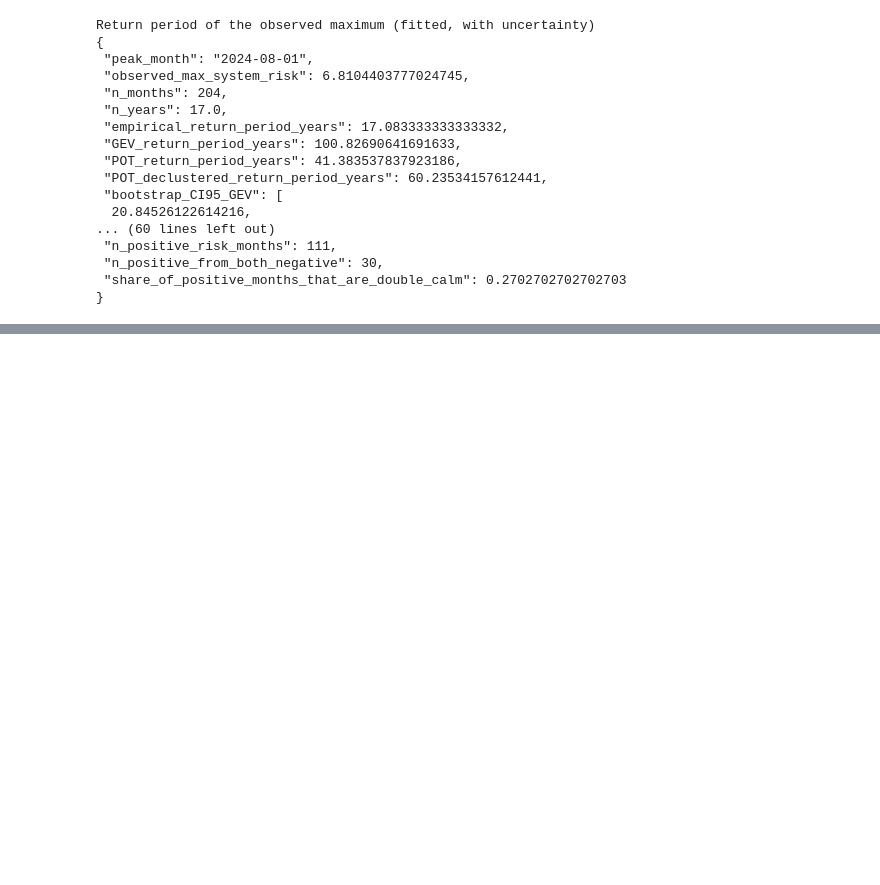
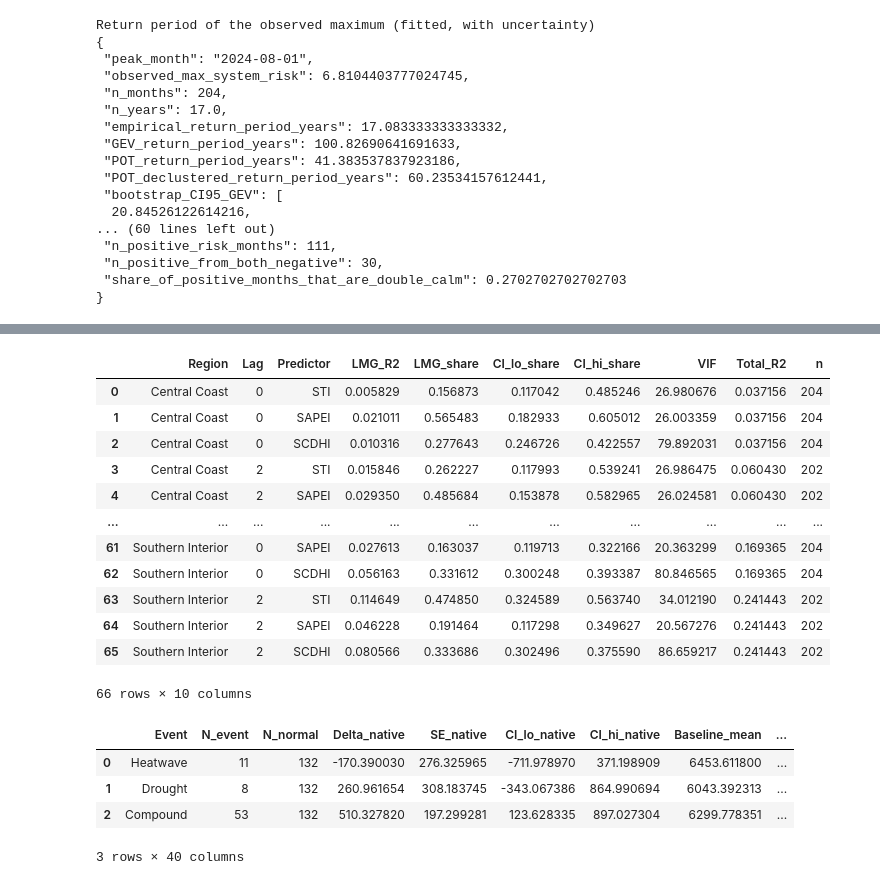
Before and after one commit to farzadasgari/componergy, a Jupyter notebook: notebooks/08-review-analyses.ipynb, the cells around one changed output, grey strips where cells are left out. Cells and saved outputs as stored; diff of their text form; code cells hidden in the pictures; blank space fills up the shorter version.

Commit message:
add key results table notebook cell

```diff
--- a/notebooks/08-review-analyses.ipynb
+++ b/notebooks/08-review-analyses.ipynb
@@ -99,3 +99,8 @@ Return period of the observed maximum (fitted, with uncertainty)
  "n_positive_from_both_negative": 30,
  "share_of_positive_months_that_are_double_calm": 0.2702702702702703
 }
+# %%
+display(table('figure_07', 'risk_sensitivity'))
+display(table('figure_03', 'relative_importance'))
+display(table('figure_06', 'event_metrics'))
+# %% [output]
@@ -101,0 +112,18 @@ Return period of the observed maximum (fitted, with uncertainty)
+|  | Region | Lag | Predictor | LMG_R2 | LMG_share | CI_lo_share | CI_hi_share | VIF | Total_R2 | n |
+| 0 | Central Coast | 0 | STI | 0.005829 | 0.156873 | 0.117042 | 0.485246 | 26.980676 | 0.037156 | 204 |
+| 1 | Central Coast | 0 | SAPEI | 0.021011 | 0.565483 | 0.182933 | 0.605012 | 26.003359 | 0.037156 | 204 |
+| 2 | Central Coast | 0 | SCDHI | 0.010316 | 0.277643 | 0.246726 | 0.422557 | 79.892031 | 0.037156 | 204 |
+| 3 | Central Coast | 2 | STI | 0.015846 | 0.262227 | 0.117993 | 0.539241 | 26.986475 | 0.060430 | 202 |
+| 4 | Central Coast | 2 | SAPEI | 0.029350 | 0.485684 | 0.153878 | 0.582965 | 26.024581 | 0.060430 | 202 |
+| ... | ... | ... | ... | ... | ... | ... | ... | ... | ... | ... |
+| 61 | Southern Interior | 0 | SAPEI | 0.027613 | 0.163037 | 0.119713 | 0.322166 | 20.363299 | 0.169365 | 204 |
+| 62 | Southern Interior | 0 | SCDHI | 0.056163 | 0.331612 | 0.300248 | 0.393387 | 80.846565 | 0.169365 | 204 |
+| 63 | Southern Interior | 2 | STI | 0.114649 | 0.474850 | 0.324589 | 0.563740 | 34.012190 | 0.241443 | 202 |
+| 64 | Southern Interior | 2 | SAPEI | 0.046228 | 0.191464 | 0.117298 | 0.349627 | 20.567276 | 0.241443 | 202 |
+| 65 | Southern Interior | 2 | SCDHI | 0.080566 | 0.333686 | 0.302496 | 0.375590 | 86.659217 | 0.241443 | 202 |
+66 rows × 10 columns
+|  | Event | N_event | N_normal | Delta_native | SE_native | CI_lo_native | CI_hi_native | Baseline_mean | ... |
+| 0 | Heatwave | 11 | 132 | -170.390030 | 276.325965 | -711.978970 | 371.198909 | 6453.611800 | ... |
+| 1 | Drought | 8 | 132 | 260.961654 | 308.183745 | -343.067386 | 864.990694 | 6043.392313 | ... |
+| 2 | Compound | 53 | 132 | 510.327820 | 197.299281 | 123.628335 | 897.027304 | 6299.778351 | ... |
+3 rows × 40 columns
```
Also changed, not shown: parts of 1 cell of this notebook, 1 other file.
